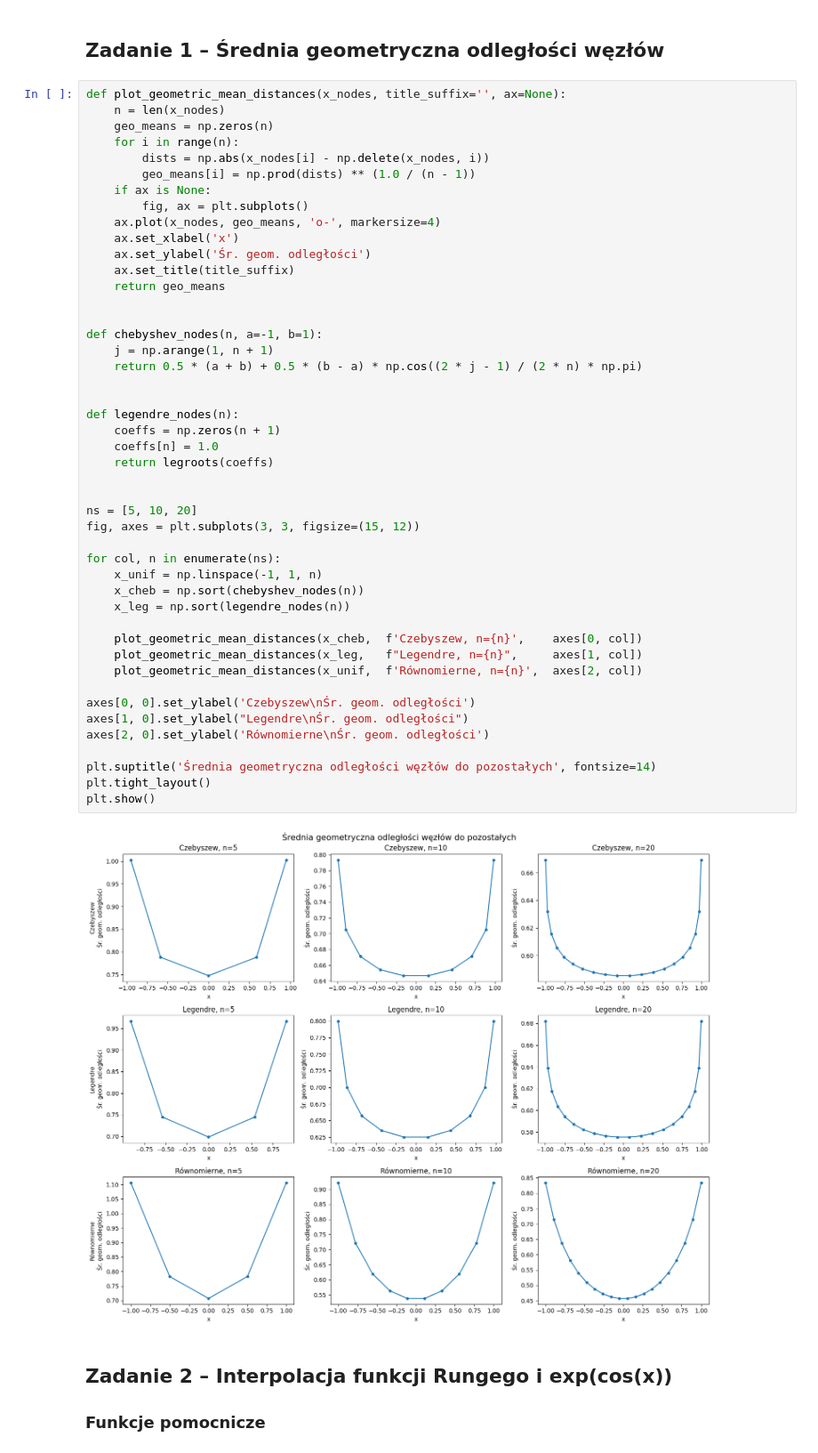
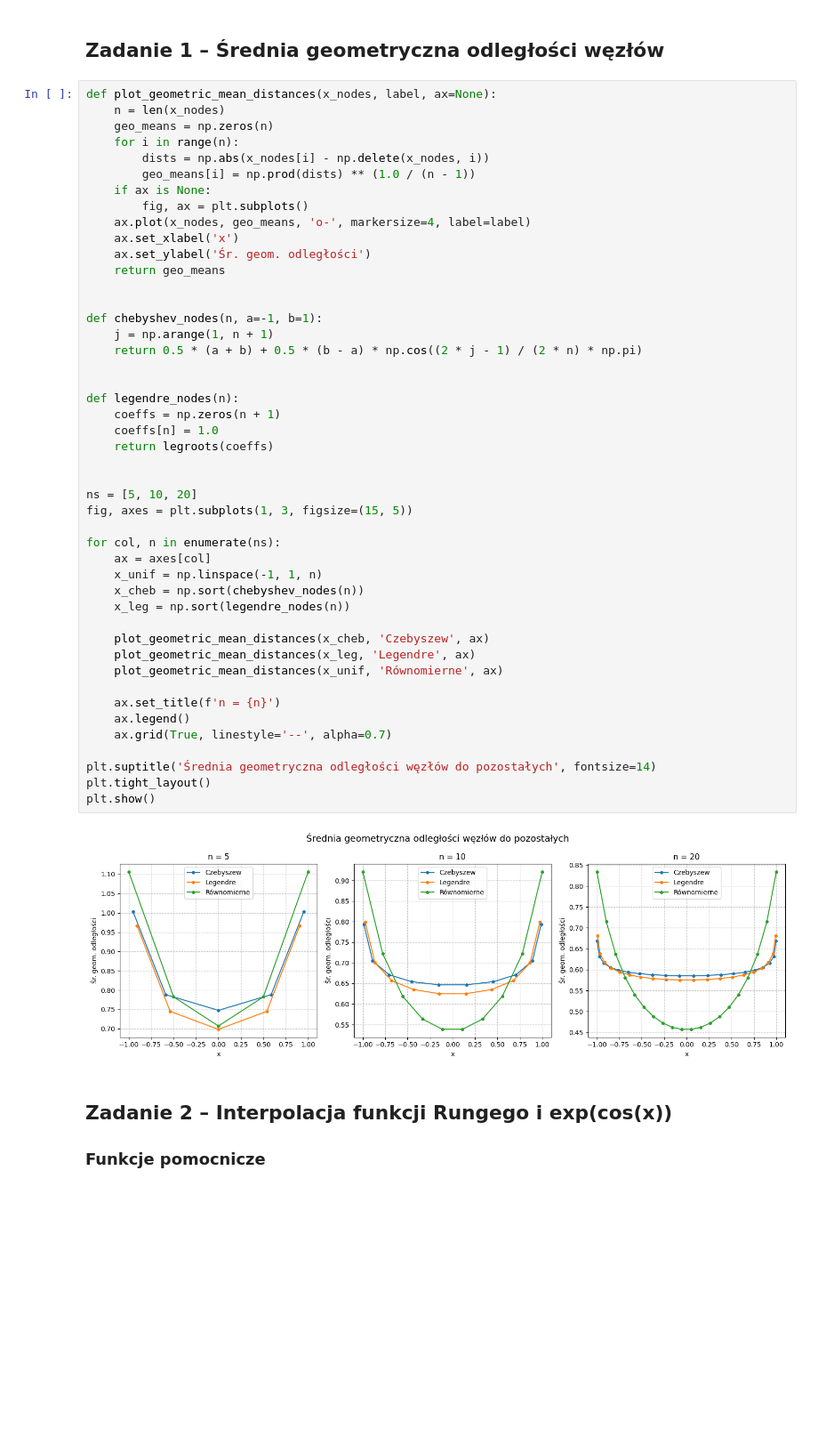
Before and after one commit to mateuszstoch/AGH, a Jupyter notebook: MOwNiT/lab4/lab4.ipynb, the cells around one changed output. Shown at 89% size. Saved outputs shown, nothing was run; the diff lists cells and outputs as text; blank space fills up the shorter version.

```diff
--- a/MOwNiT/lab4/lab4.ipynb
+++ b/MOwNiT/lab4/lab4.ipynb
@@ -6,7 +6,7 @@ from numpy.polynomial.legendre import legroots
 # %% [markdown]
 ## Zadanie 1 – Średnia geometryczna odległości węzłów
 # %%
-def plot_geometric_mean_distances(x_nodes, title_suffix='', ax=None):
+def plot_geometric_mean_distances(x_nodes, label, ax=None):
     n = len(x_nodes)
     geo_means = np.zeros(n)
     for i in range(n):
@@ -14,45 +14,45 @@ def plot_geometric_mean_distances(x_nodes, title_suffix='', ax=None):
         geo_means[i] = np.prod(dists) ** (1.0 / (n - 1))
     if ax is None:
         fig, ax = plt.subplots()
-    ax.plot(x_nodes, geo_means, 'o-', markersize=4)
+    ax.plot(x_nodes, geo_means, 'o-', markersize=4, label=label)
     ax.set_xlabel('x')
     ax.set_ylabel('Śr. geom. odległości')
-    ax.set_title(title_suffix)
     return geo_means
 
 
 def chebyshev_nodes(n, a=-1, b=1):
     j = np.arange(1, n + 1)
     return 0.5 * (a + b) + 0.5 * (b - a) * np.cos((2 * j - 1) / (2 * n) * np.pi)
 
 
 def legendre_nodes(n):
     coeffs = np.zeros(n + 1)
     coeffs[n] = 1.0
     return legroots(coeffs)
 
 
 ns = [5, 10, 20]
-fig, axes = plt.subplots(3, 3, figsize=(15, 12))
+fig, axes = plt.subplots(1, 3, figsize=(15, 5))
 
 for col, n in enumerate(ns):
+    ax = axes[col]
     x_unif = np.linspace(-1, 1, n)
     x_cheb = np.sort(chebyshev_nodes(n))
     x_leg = np.sort(legendre_nodes(n))
 
-    plot_geometric_mean_distances(x_cheb,  f'Czebyszew, n={n}',    axes[0, col])
-    plot_geometric_mean_distances(x_leg,   f"Legendre, n={n}",     axes[1, col])
-    plot_geometric_mean_distances(x_unif,  f'Równomierne, n={n}',  axes[2, col])
+    plot_geometric_mean_distances(x_cheb, 'Czebyszew', ax)
+    plot_geometric_mean_distances(x_leg, 'Legendre', ax)
+    plot_geometric_mean_distances(x_unif, 'Równomierne', ax)
 
-axes[0, 0].set_ylabel('Czebyszew\nŚr. geom. odległości')
-axes[1, 0].set_ylabel("Legendre\nŚr. geom. odległości")
-axes[2, 0].set_ylabel('Równomierne\nŚr. geom. odległości')
+    ax.set_title(f'n = {n}')
+    ax.legend()
+    ax.grid(True, linestyle='--', alpha=0.7)
 
 plt.suptitle('Średnia geometryczna odległości węzłów do pozostałych', fontsize=14)
 plt.tight_layout()
 plt.show()
 # %% [output]
-[figure, old version]
+[figure, new version]
 # %% [markdown]
 ## Zadanie 2 – Interpolacja funkcji Rungego i exp(cos(x))
 
```
Also changed, not shown: 7 other files.
